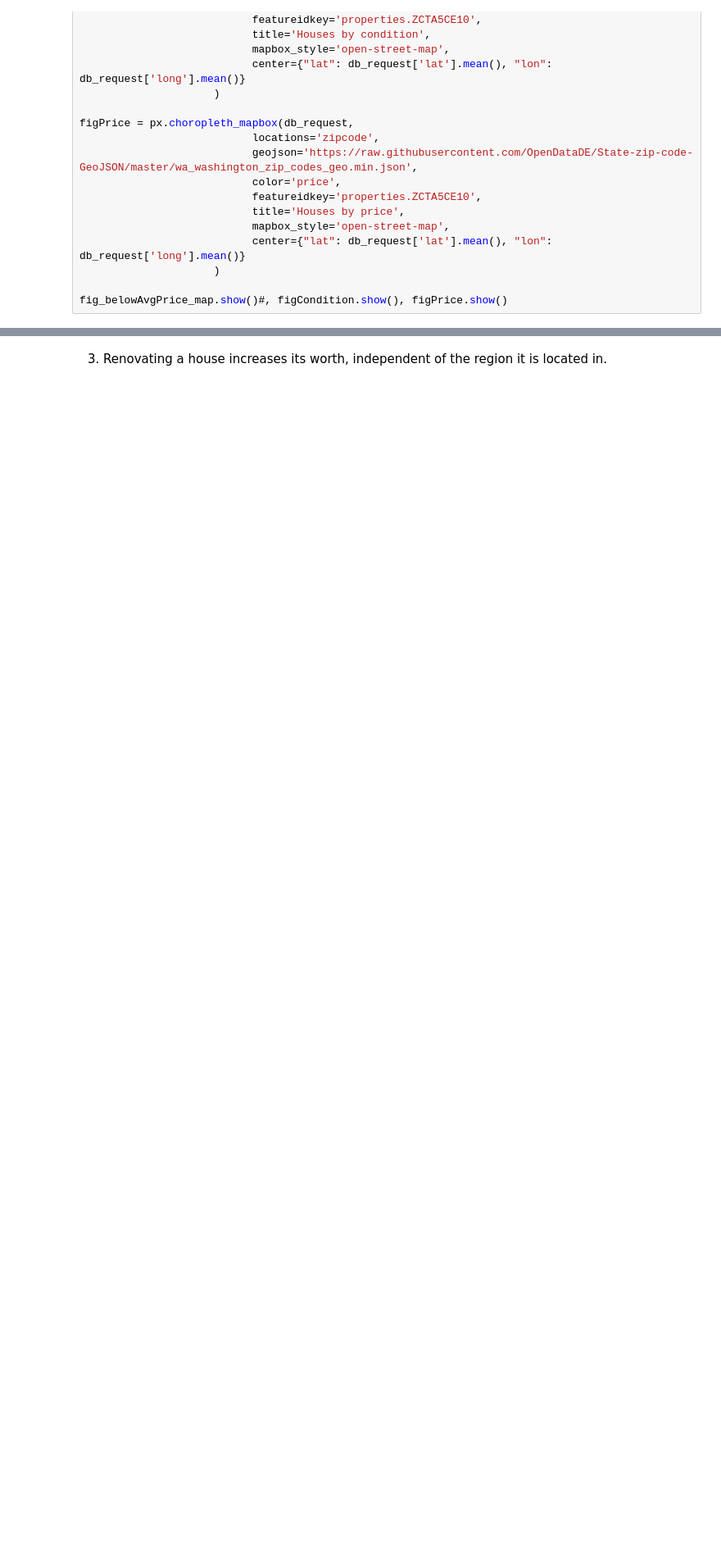
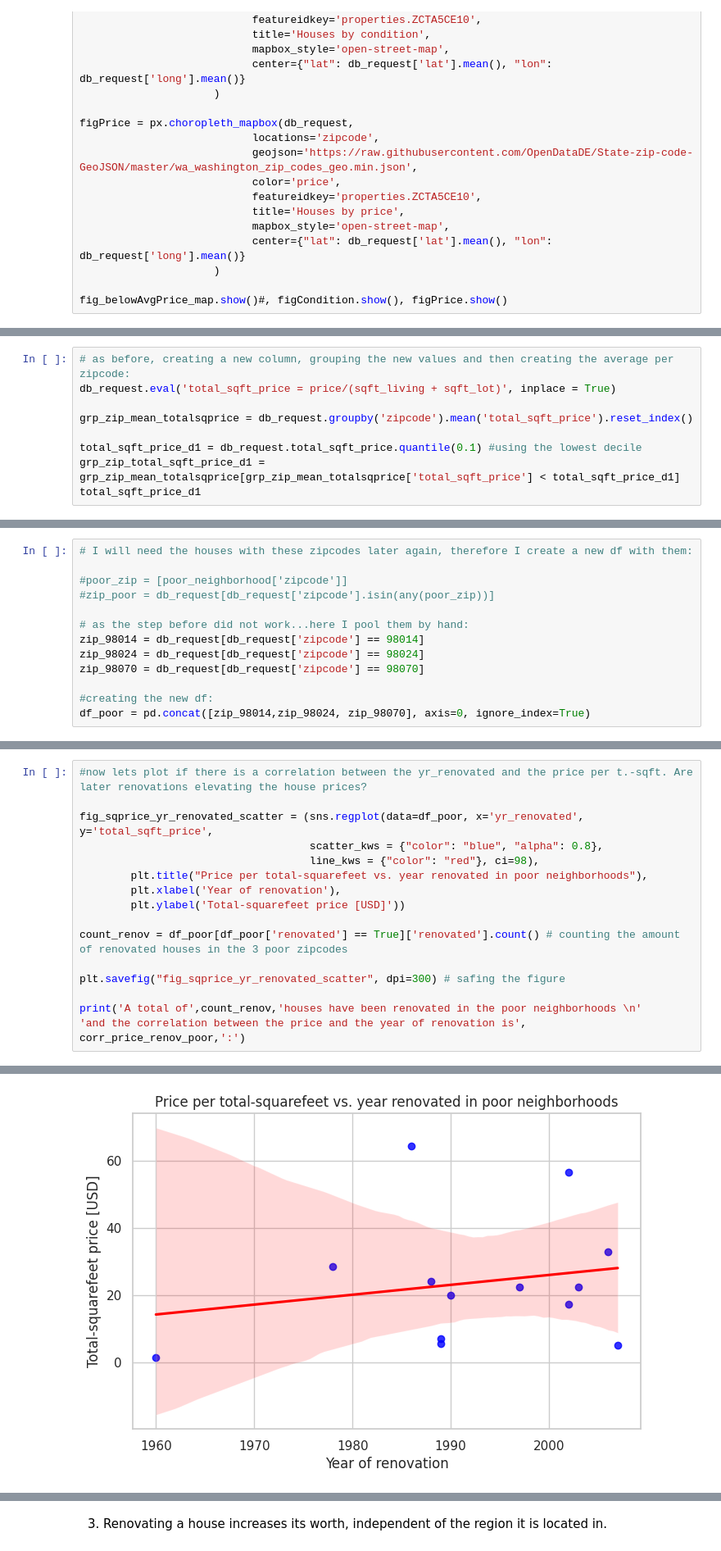
Before and after one commit to TheScieeentist/EDA_Project_RealEstate, a Jupyter notebook: EDA.ipynb, the cells around one changed output, grey strips where cells are left out. Shown at 82% size. Drawn from its saved outputs; the diff is of its cells as text; blank space fills up the shorter version.

```diff
--- a/EDA.ipynb
+++ b/EDA.ipynb
@@ -577,0 +432,9 @@ sns.boxplot(data=df_poor, x='yr_renovated', y='price')
+# %%
+# as before, creating a new column, grouping the new values and then creating the average per zipcode:
+db_request.eval('total_sqft_price = price/(sqft_living + sqft_lot)', inplace = True)
+
+grp_zip_mean_totalsqprice = db_request.groupby('zipcode').mean('total_sqft_price').reset_index()
+
+total_sqft_price_d1 = db_request.total_sqft_price.quantile(0.1) #using the lowest decile
+grp_zip_total_sqft_price_d1 = grp_zip_mean_totalsqprice[grp_zip_mean_totalsqprice['total_sqft_price'] < total_sqft_price_d1]
+total_sqft_price_d1
@@ -577,0 +474,13 @@ sns.boxplot(data=df_poor, x='yr_renovated', y='price')
+# %%
+# I will need the houses with these zipcodes later again, therefore I create a new df with them:
+
+#poor_zip = [poor_neighborhood['zipcode']]
+#zip_poor = db_request[db_request['zipcode'].isin(any(poor_zip))]
+
+# as the step before did not work...here I pool them by hand:
+zip_98014 = db_request[db_request['zipcode'] == 98014]
+zip_98024 = db_request[db_request['zipcode'] == 98024]
+zip_98070 = db_request[db_request['zipcode'] == 98070]
+
+#creating the new df:
+df_poor = pd.concat([zip_98014,zip_98024, zip_98070], axis=0, ignore_index=True)
@@ -577,0 +521,17 @@ sns.boxplot(data=df_poor, x='yr_renovated', y='price')
+# %%
+#now lets plot if there is a correlation between the yr_renovated and the price per t.-sqft. Are later renovations elevating the house prices?
+
+fig_sqprice_yr_renovated_scatter = (sns.regplot(data=df_poor, x='yr_renovated', y='total_sqft_price',
+                                    scatter_kws = {"color": "blue", "alpha": 0.8},
+                                    line_kws = {"color": "red"}, ci=98),
+        plt.title("Price per total-squarefeet vs. year renovated in poor neighborhoods"),
+        plt.xlabel('Year of renovation'),
+        plt.ylabel('Total-squarefeet price [USD]'))
+
+count_renov = df_poor[df_poor['renovated'] == True]['renovated'].count() # counting the amount of renovated houses in the 3 poor zipcodes
+
+plt.savefig("fig_sqprice_yr_renovated_scatter", dpi=300) # safing the figure
+
+print('A total of',count_renov,'houses have been renovated in the poor neighborhoods \n'
+'and the correlation between the price and the year of renovation is', corr_price_renov_poor,':')
+# %% [output]
@@ -577,0 +540 @@ sns.boxplot(data=df_poor, x='yr_renovated', y='price')
+[figure, added]
```
Also changed, not shown: parts of 54 cells of this notebook, 8 other files.
